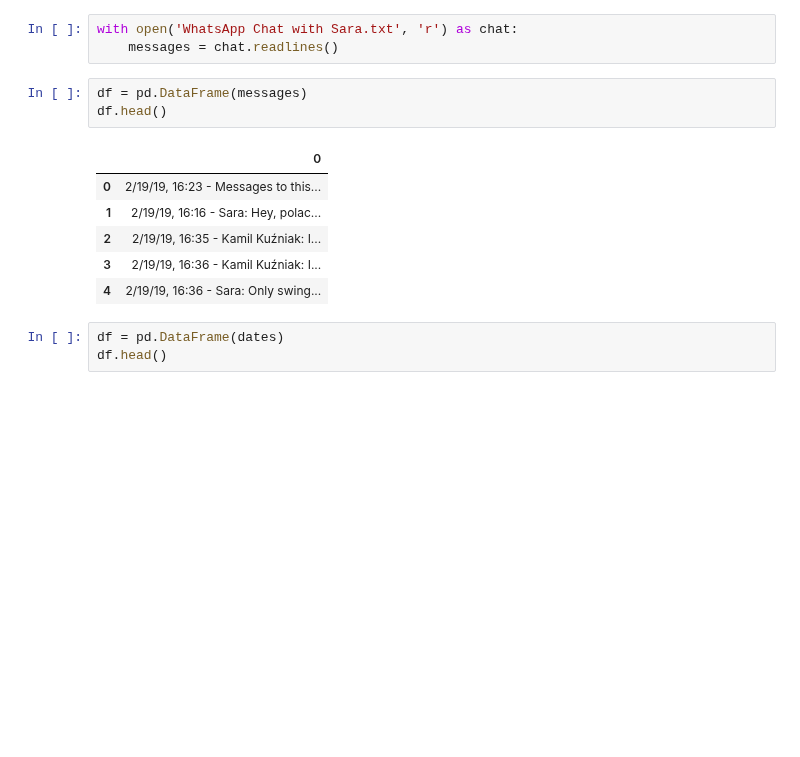
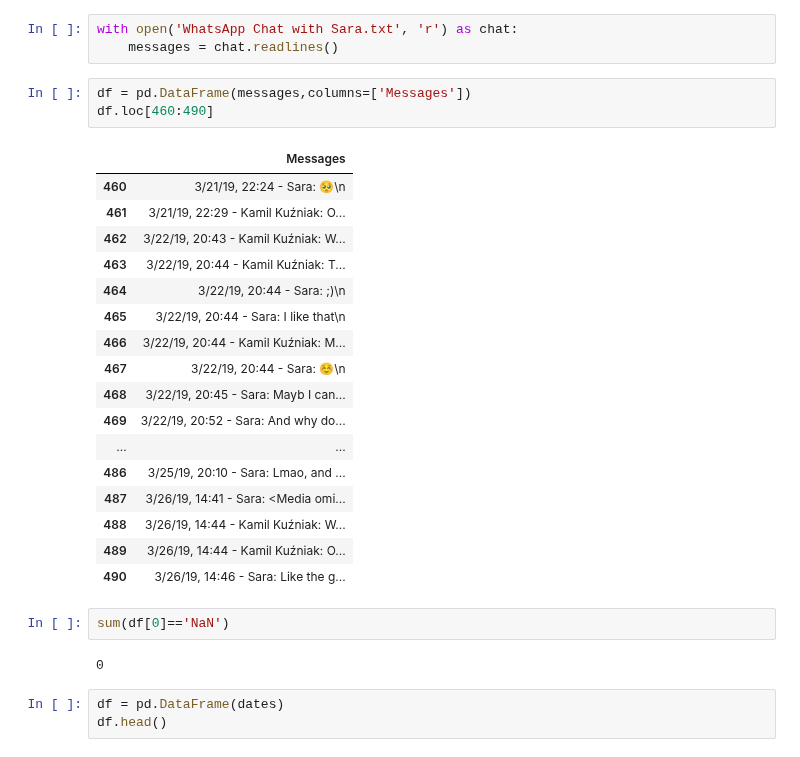
Before and after one commit to kamilkuzniak/WhatsApp-analyzer, a Jupyter notebook: Jupyter_testing.ipynb, the cells around one changed output. Drawn from its saved outputs; the diff is of its cells as text; blank space fills up the shorter version.

Commit message:
Added Pandas and extracted all the basic data from the chat

```diff
--- a/Jupyter_testing.ipynb
+++ b/Jupyter_testing.ipynb
@@ -6,15 +6,30 @@ import time
 with open('WhatsApp Chat with Sara.txt', 'r') as chat:
     messages = chat.readlines()
 # %%
-df = pd.DataFrame(messages)
-df.head()
+df = pd.DataFrame(messages,columns=['Messages'])
+df.loc[460:490]
 # %% [output]
-|  | 0 |
-| 0 | 2/19/19, 16:23 - Messages to this... |
-| 1 | 2/19/19, 16:16 - Sara: Hey, polac... |
-| 2 | 2/19/19, 16:35 - Kamil Kuźniak: I... |
-| 3 | 2/19/19, 16:36 - Kamil Kuźniak: I... |
-| 4 | 2/19/19, 16:36 - Sara: Only swing... |
+|  | Messages |
+| 460 | 3/21/19, 22:24 - Sara: 🥺\n |
+| 461 | 3/21/19, 22:29 - Kamil Kuźniak: O... |
+| 462 | 3/22/19, 20:43 - Kamil Kuźniak: W... |
+| 463 | 3/22/19, 20:44 - Kamil Kuźniak: T... |
+| 464 | 3/22/19, 20:44 - Sara: ;)\n |
+| 465 | 3/22/19, 20:44 - Sara: I like that\n |
+| 466 | 3/22/19, 20:44 - Kamil Kuźniak: M... |
+| 467 | 3/22/19, 20:44 - Sara: ☺\n |
+| 468 | 3/22/19, 20:45 - Sara: Mayb I can... |
+| 469 | 3/22/19, 20:52 - Sara: And why do... |
+| ... | ... |
+| 486 | 3/25/19, 20:10 - Sara: Lmao, and ... |
+| 487 | 3/26/19, 14:41 - Sara: <Media omi... |
+| 488 | 3/26/19, 14:44 - Kamil Kuźniak: W... |
+| 489 | 3/26/19, 14:44 - Kamil Kuźniak: O... |
+| 490 | 3/26/19, 14:46 - Sara: Like the g... |
+# %%
+sum(df[0]=='NaN')
+# %% [output]
+0
 # %%
 df = pd.DataFrame(dates)
 df.head()
```
Also changed, not shown: parts of 32 cells of this notebook, 1 other file.
